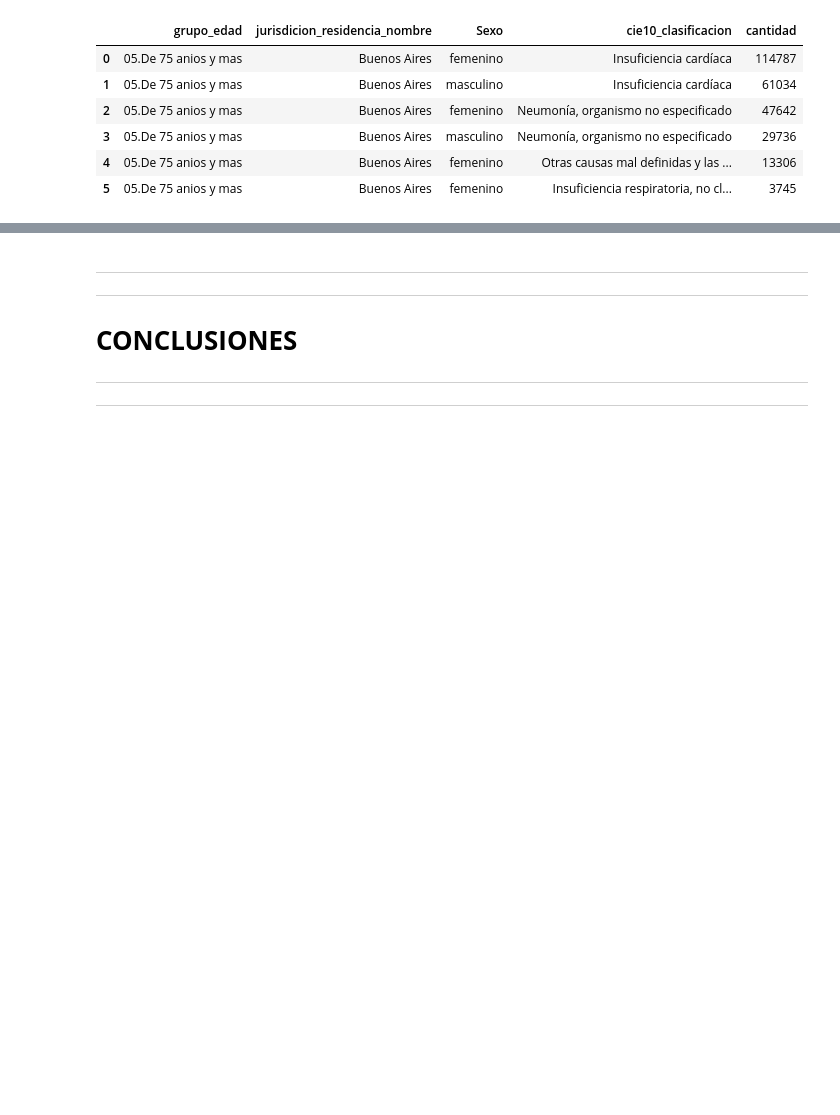
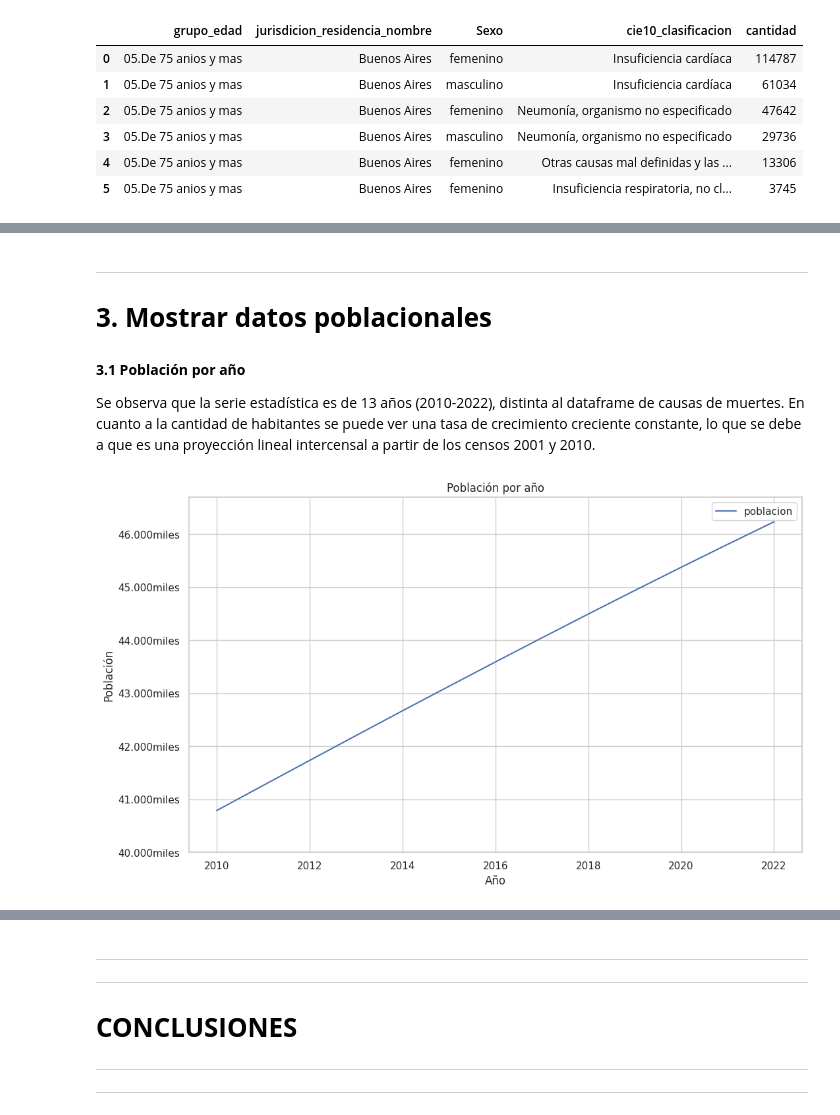
Before and after one commit to carmigliore/Informatorio_Data_Laboratorio_2, a Jupyter notebook: Laboratorio_2.ipynb, the cells around one changed output, grey strips where cells are left out. Drawn from its saved outputs; the diff is of its cells as text; code cells hidden in the pictures; blank space fills up the shorter version.

Commit message:
"Agregado de dataset de poblacion"

```diff
--- a/Laboratorio_2.ipynb
+++ b/Laboratorio_2.ipynb
@@ -701,0 +717,3 @@ Esto representa el 4.64%
+# %%
+df_poblacion_x_provincias_2010_2022 = pd.read_excel('poblacion_x_provincias_2010_2022.xlsx')
+df_poblacion_x_provincias_2010_2022
@@ -701,0 +789,26 @@ Esto representa el 4.64%
+# %% [markdown]
+---
+# **3. Mostrar datos poblacionales**
+# %% [markdown]
+**3.1 Población por año**
+
+Se observa que la serie estadística es de 13 años (2010-2022), distinta al dataframe de causas de muertes. En cuanto a la cantidad de habitantes se puede ver una tasa de crecimiento creciente constante, lo que se debe a que es una proyección lineal intercensal a partir de los censos 2001 y 2010.
+# %%
+# Agrupo población por año
+df_poblacion_x_anio = df_poblacion_x_provincias_2010_2022.groupby('anio')['poblacion'].sum().reset_index()
+
+# Creo el grafico de linea
+df_poblacion_x_anio.plot(kind='line', x='anio', figsize=(12, 7))
+plt.title('Población por año')
+plt.xlabel('Año')
+plt.ylabel('Población')
+plt.ylim(40000000, df_poblacion_x_anio['poblacion'].max() * 1.01)
+
+# Doy formato al eje y para que muestre en miles
+formato_eje_y = mticker.FuncFormatter(lambda x, _: locale.format_string("%3.f", x/1000, grouping=True).replace(',', '.') + 'miles')
+plt.gca().yaxis.set_major_formatter(formato_eje_y)
+
+# Muestro el grafico
+plt.show()
+# %% [output]
+[figure, added]
```
Also changed, not shown: parts of 41 cells of this notebook, 1 other file.
